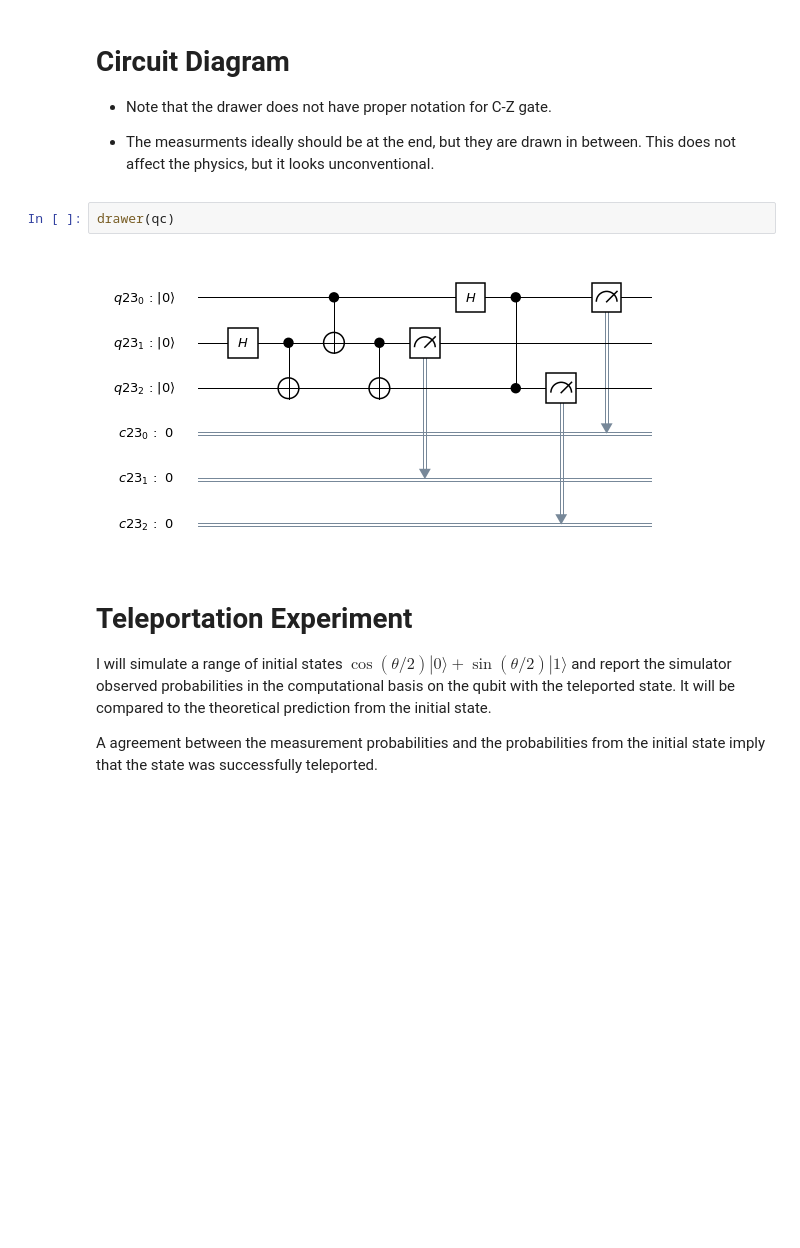
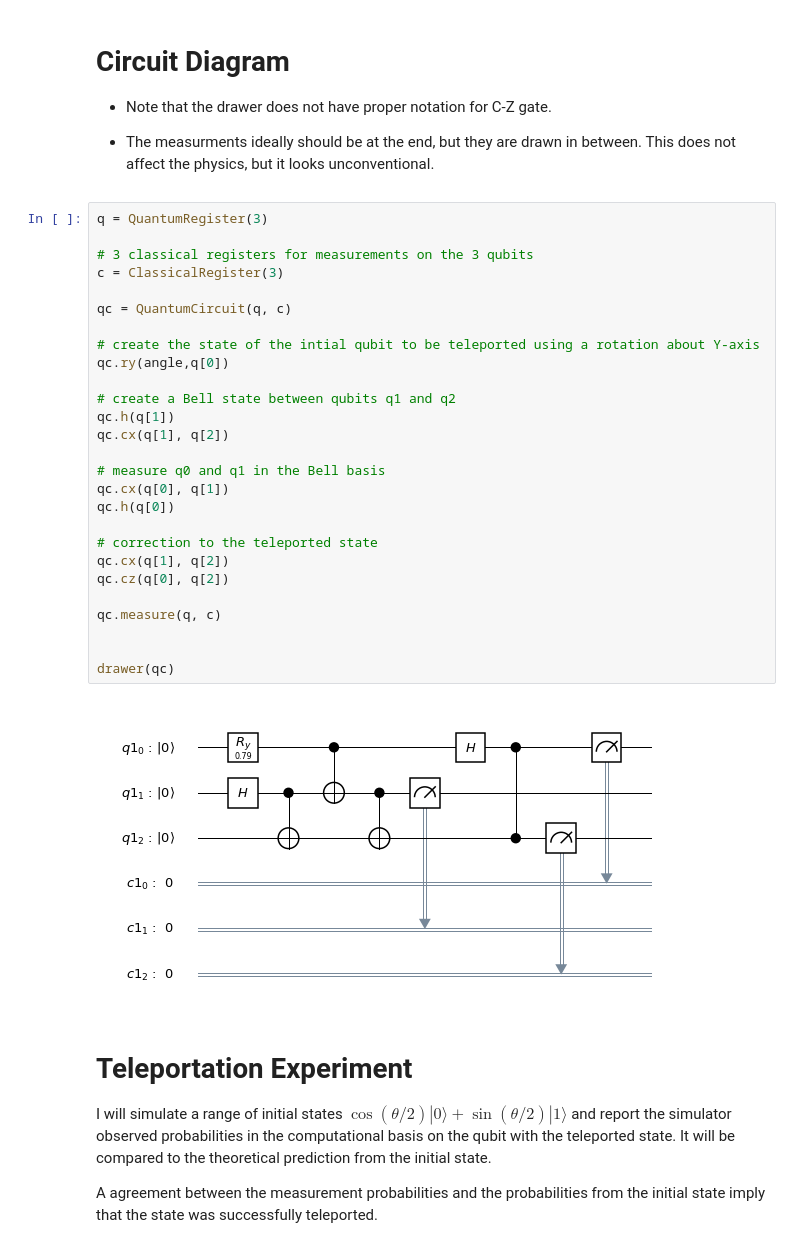
Before and after one commit to sandeshkalantre/cmsc657-quantum-computation, a Jupyter notebook: Teleportation - Qiskit.ipynb, the cells around one changed output. Drawn from its saved outputs; the diff is of its cells as text; blank space fills up the shorter version.

```diff
--- a/Teleportation - Qiskit.ipynb
+++ b/Teleportation - Qiskit.ipynb
@@ -83,10 +83,35 @@ Expected prob. [0.8535533905932737, 0.14644660940672624]
 - Note that the drawer does not have proper notation for C-Z gate.
 
 - The measurments ideally should be at the end, but they are drawn in between. This does not affect the physics, but it looks unconventional.
-# %%
-drawer(qc)
-# %% [output]
-[figure, removed]
+# %%
+q = QuantumRegister(3)
+
+# 3 classical registers for measurements on the 3 qubits
+c = ClassicalRegister(3)
+
+qc = QuantumCircuit(q, c)
+
+# create the state of the intial qubit to be teleported using a rotation about Y-axis
+qc.ry(angle,q[0])
+
+# create a Bell state between qubits q1 and q2
+qc.h(q[1])
+qc.cx(q[1], q[2])
+
+# measure q0 and q1 in the Bell basis
+qc.cx(q[0], q[1])
+qc.h(q[0])
+
+# correction to the teleported state
+qc.cx(q[1], q[2])
+qc.cz(q[0], q[2])
+
+qc.measure(q, c)
+
+
+drawer(qc)
+# %% [output]
+[figure, added]
 # %% [markdown]
 # Teleportation Experiment
 I will simulate a range of initial states $\cos(\theta/2)|0\rangle + \sin(\theta/2)|1\rangle$ and report the simulator observed probabilities in the computational basis on the qubit with the teleported state. It will be compared to the theoretical prediction from the initial state.
```
Also changed, not shown: parts of 2 cells of this notebook, 1 other file.
